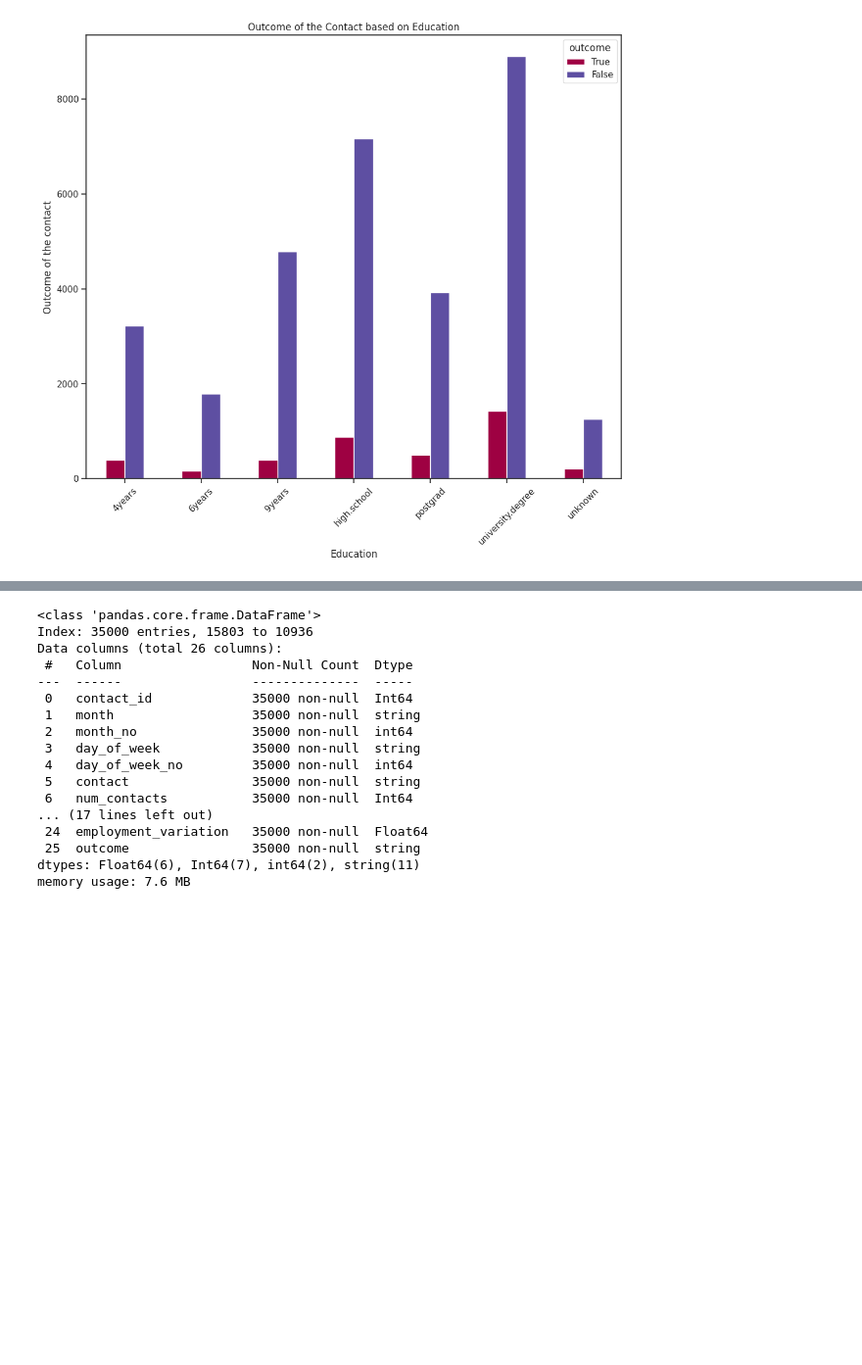
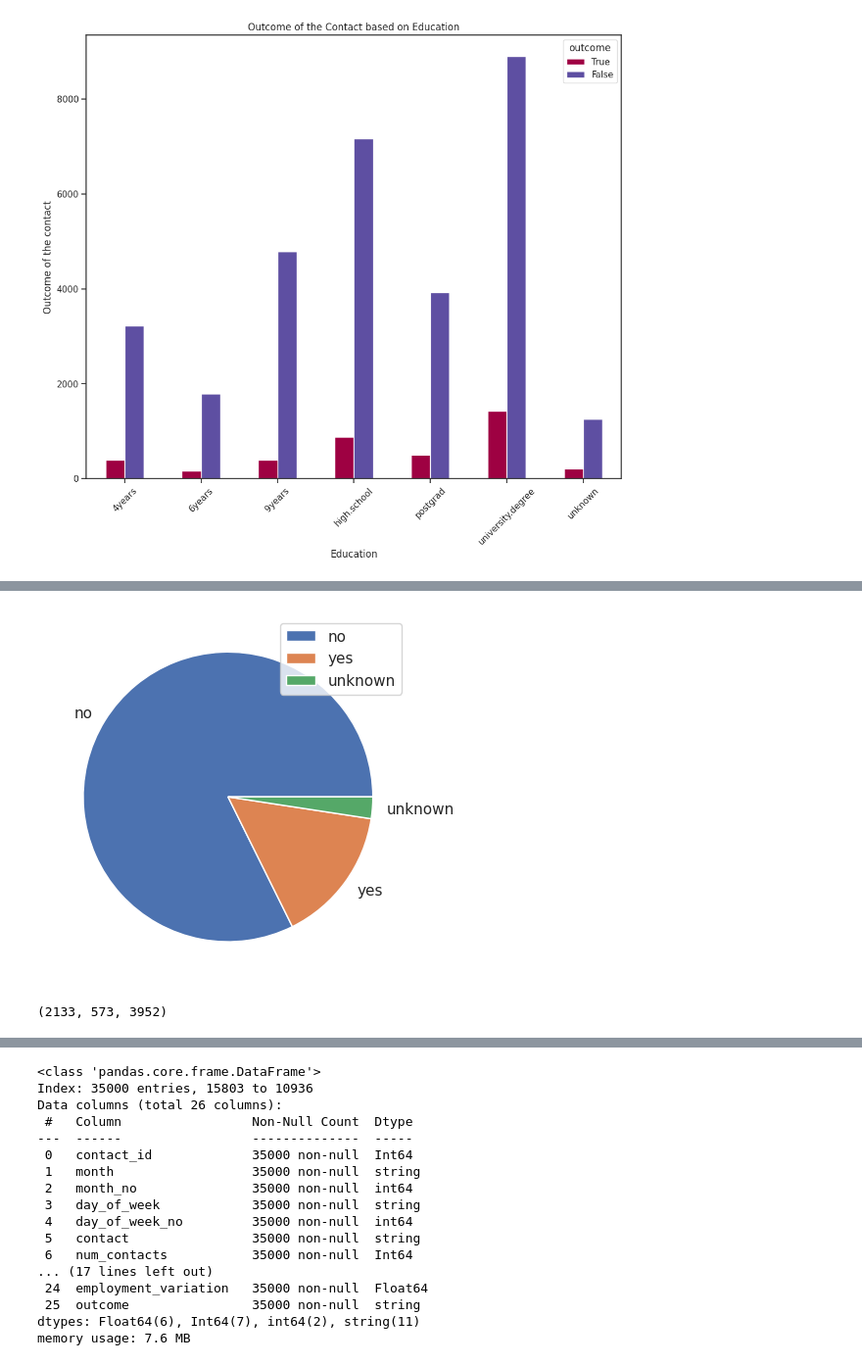
Before and after one commit to krasvachev/Data-Science-Case-Study, a Jupyter notebook: LittleBank_case_study.ipynb, the cells around one changed output, grey strips where cells are left out. Shown at 98% size. Cells and saved outputs as stored; diff of their text form; code cells hidden in the pictures; blank space fills up the shorter version.

```diff
--- a/LittleBank_case_study.ipynb
+++ b/LittleBank_case_study.ipynb
@@ -1320,0 +1335,13 @@ dtype: Int64
+# %%
+df_tr["personal_loan"].value_counts().plot(kind = "pie", ylabel = "",
+                                           legend = "Personal Loan Status of Clients");
+# %% [output]
+[figure, added]
+# %%
+clients_with_mortgage = len(df_outcome_true[df_outcome_true["mortgage"] == "yes"])
+clients_with_loan = len(df_outcome_true[df_outcome_true["personal_loan"] == "yes"])
+clients_true_total = len(df_outcome_true)
+
+clients_with_mortgage, clients_with_loan, clients_true_total
+# %% [output]
+(2133, 573, 3952)
```
Also changed, not shown: parts of 33 cells of this notebook, 1 other file.
